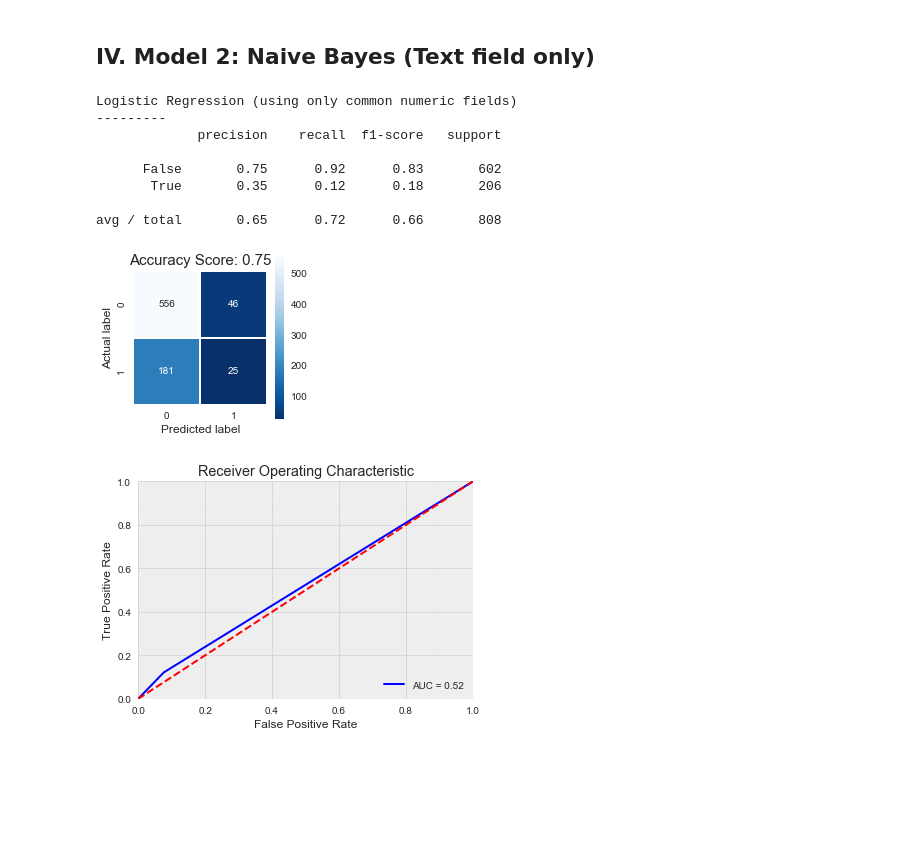
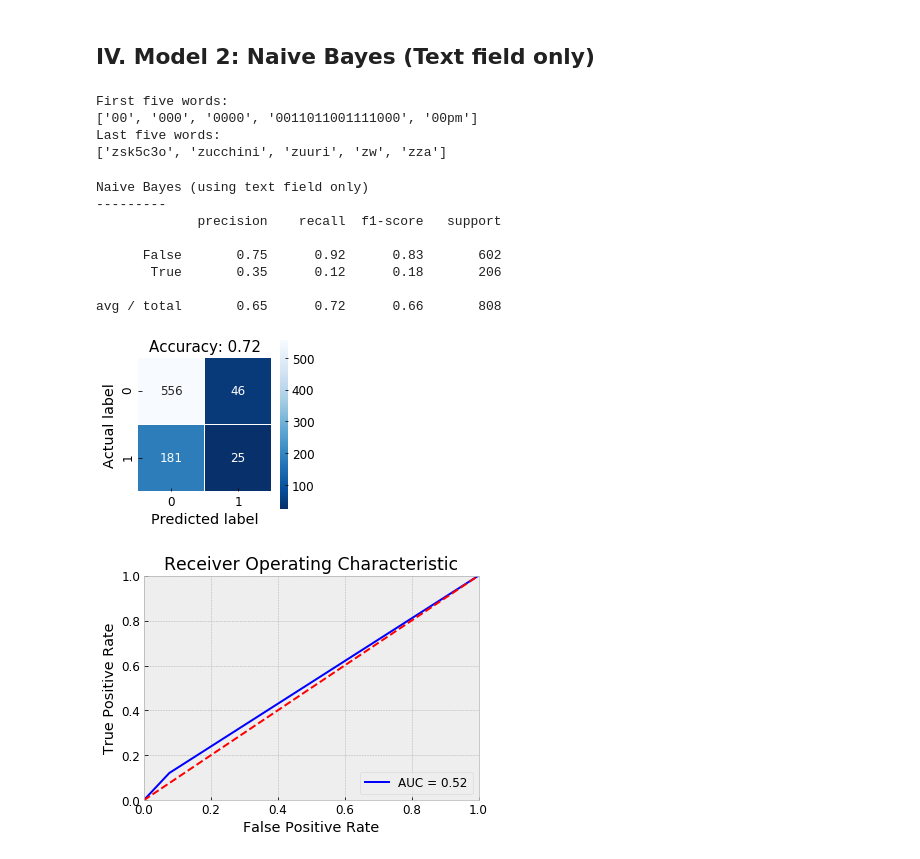
Before and after one commit to zach-merritt/teampizza, a Jupyter notebook: scripts/001_EDA_Processing_Baseline.ipynb, the cells around one changed output. Drawn from its saved outputs; the diff is of its cells as text; code cells hidden in the pictures; blank space fills up the shorter version.

```diff
--- a/scripts/001_EDA_Processing_Baseline.ipynb
+++ b/scripts/001_EDA_Processing_Baseline.ipynb
@@ -289,7 +294,7 @@ def model_report(title, y_test, predictions):
     sns.heatmap(cm, annot=True, fmt=".0f", linewidths=.5, square = True, cmap = 'Blues_r');
     plt.ylabel('Actual label');
     plt.xlabel('Predicted label');
-    all_sample_title = 'Accuracy Score: {0}'.format(score)
+    all_sample_title = 'Accuracy: {0}'.format(round(metrics.accuracy_score(y_test, predictions),2))
     plt.title(all_sample_title, size = 15)
     plt.show()
 
@@ -344,6 +349,16 @@ count_vect = CountVectorizer()
 x_train, x_test, y_train, y_test = train_test_split(
     count_vect.fit_transform(train_data_master['request_text_edit_aware']),
     train_labels_master.values.ravel(), test_size=0.2, random_state=0)
+cv_feature_names = count_vect.get_feature_names()
+print("First five words:")
+print(cv_feature_names[:5])
+print("Last five words:")
+print(cv_feature_names[-5:])
+# %% [output]
+First five words:
+['00', '000', '0000', '0011011001111000', '00pm']
+Last five words:
+['zsk5c3o', 'zucchini', 'zuuri', 'zw', 'zza']
 # %%
 #Train Model
 # all parameters not specified are set to their defaults
@@ -351,15 +366,15 @@ nb = MultinomialNB()
 nb.fit(x_train, y_train)
 predictions = nb.predict(x_test)
 # %%
-model_report("Logistic Regression (using only common numeric fields)",y_test, predictions)
+model_report("Naive Bayes (using text field only)",y_test, predictions)
 # %% [output]
-Logistic Regression (using only common numeric fields)
+Naive Bayes (using text field only)
 ---------
              precision    recall  f1-score   support
 
       False       0.75      0.92      0.83       602
        True       0.35      0.12      0.18       206
 
 avg / total       0.65      0.72      0.66       808
-[figure, old version]
+[figure, new version]
-[figure, old version]
+[figure, new version]
```
Also changed, not shown: parts of 9 cells of this notebook, 2 other files.
